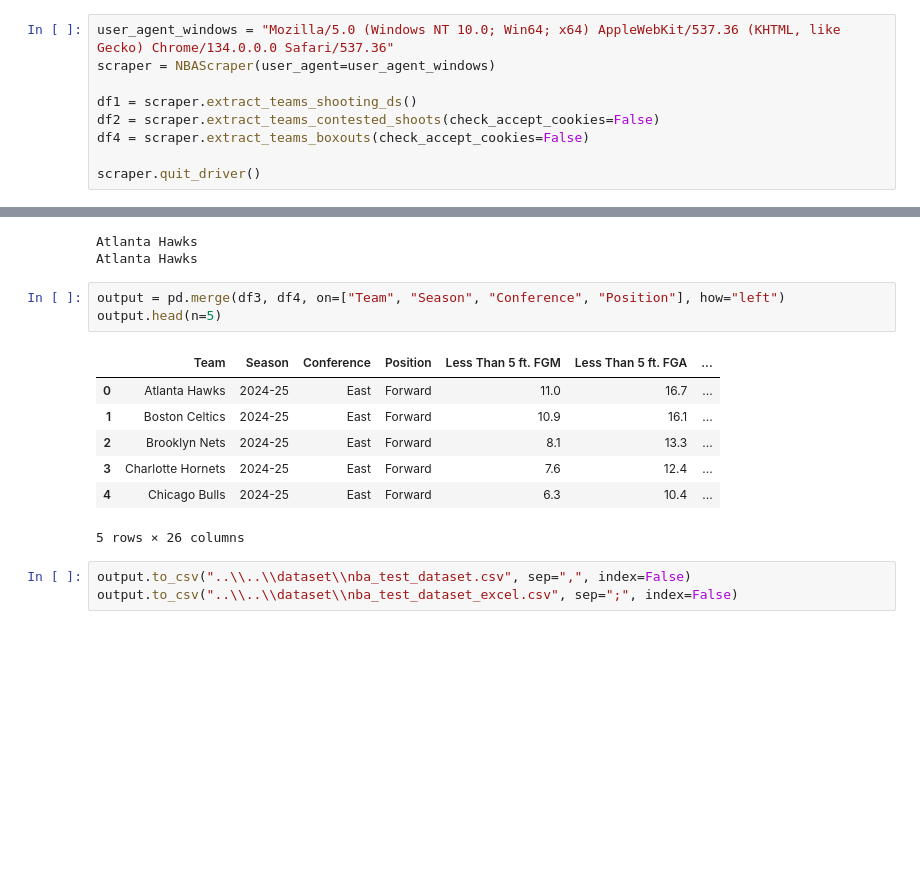
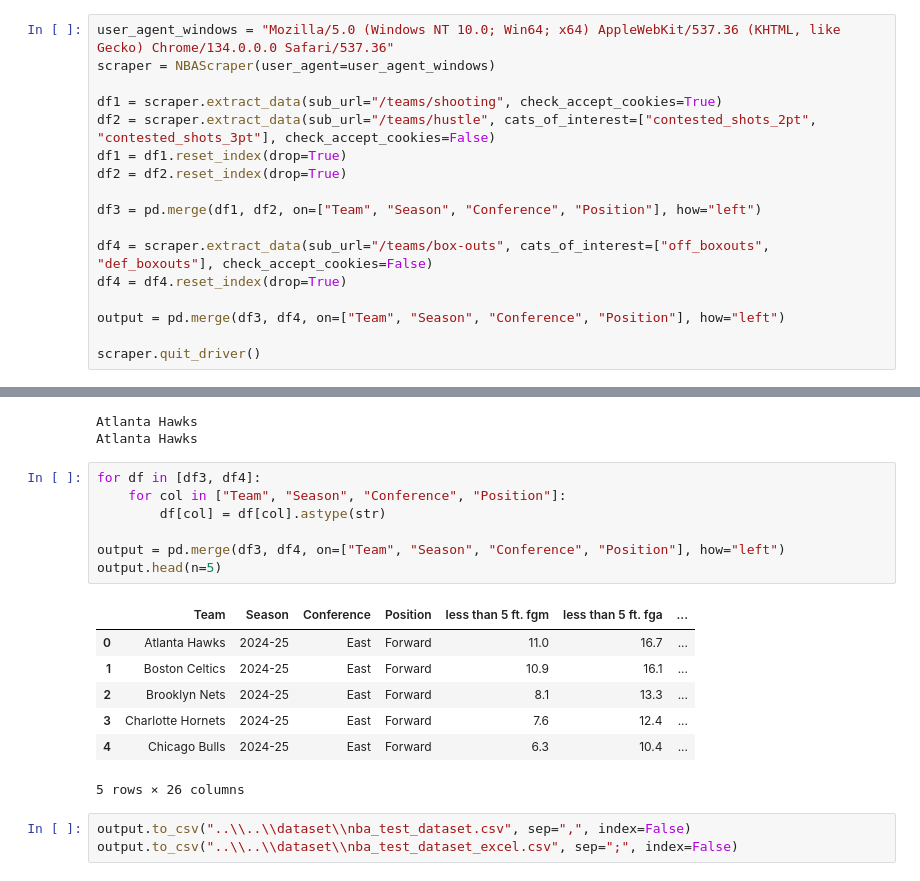
Before and after one commit to morote21/Web-Scraping-Test, a Jupyter notebook: source/nba_test/nba_scraper.ipynb, the cells around one changed output, grey strips where cells are left out. Cells and saved outputs as stored; diff of their text form; blank space fills up the shorter version.

```diff
--- a/source/nba_test/nba_scraper.ipynb
+++ b/source/nba_test/nba_scraper.ipynb
@@ -634,9 +838,17 @@ class NBAScraper():
 user_agent_windows = "Mozilla/5.0 (Windows NT 10.0; Win64; x64) AppleWebKit/537.36 (KHTML, like Gecko) Chrome/134.0.0.0 Safari/537.36"
 scraper = NBAScraper(user_agent=user_agent_windows)
 
-df1 = scraper.extract_teams_shooting_ds()
-df2 = scraper.extract_teams_contested_shoots(check_accept_cookies=False)
-df4 = scraper.extract_teams_boxouts(check_accept_cookies=False)
+df1 = scraper.extract_data(sub_url="/teams/shooting", check_accept_cookies=True)
+df2 = scraper.extract_data(sub_url="/teams/hustle", cats_of_interest=["contested_shots_2pt", "contested_shots_3pt"], check_accept_cookies=False)
+df1 = df1.reset_index(drop=True)
+df2 = df2.reset_index(drop=True)
+
+df3 = pd.merge(df1, df2, on=["Team", "Season", "Conference", "Position"], how="left")
+
+df4 = scraper.extract_data(sub_url="/teams/box-outs", cats_of_interest=["off_boxouts", "def_boxouts"], check_accept_cookies=False)
+df4 = df4.reset_index(drop=True)
+
+output = pd.merge(df3, df4, on=["Team", "Season", "Conference", "Position"], how="left")
 
 scraper.quit_driver()
 # %% [output]
@@ -707,10 +921,14 @@ print(df4.iloc[0]["Team"])
 Atlanta Hawks
 Atlanta Hawks
 # %%
+for df in [df3, df4]:
+    for col in ["Team", "Season", "Conference", "Position"]:
+        df[col] = df[col].astype(str)
+
 output = pd.merge(df3, df4, on=["Team", "Season", "Conference", "Position"], how="left")
 output.head(n=5)
 # %% [output]
-|  | Team | Season | Conference | Position | Less Than 5 ft. FGM | Less Than 5 ft. FGA | ... |
+|  | Team | Season | Conference | Position | less than 5 ft. fgm | less than 5 ft. fga | ... |
 | 0 | Atlanta Hawks | 2024-25 | East | Forward | 11.0 | 16.7 | ... |
 | 1 | Boston Celtics | 2024-25 | East | Forward | 10.9 | 16.1 | ... |
 | 2 | Brooklyn Nets | 2024-25 | East | Forward | 8.1 | 13.3 | ... |
```
Also changed, not shown: parts of 6 cells of this notebook, 6 other files.
